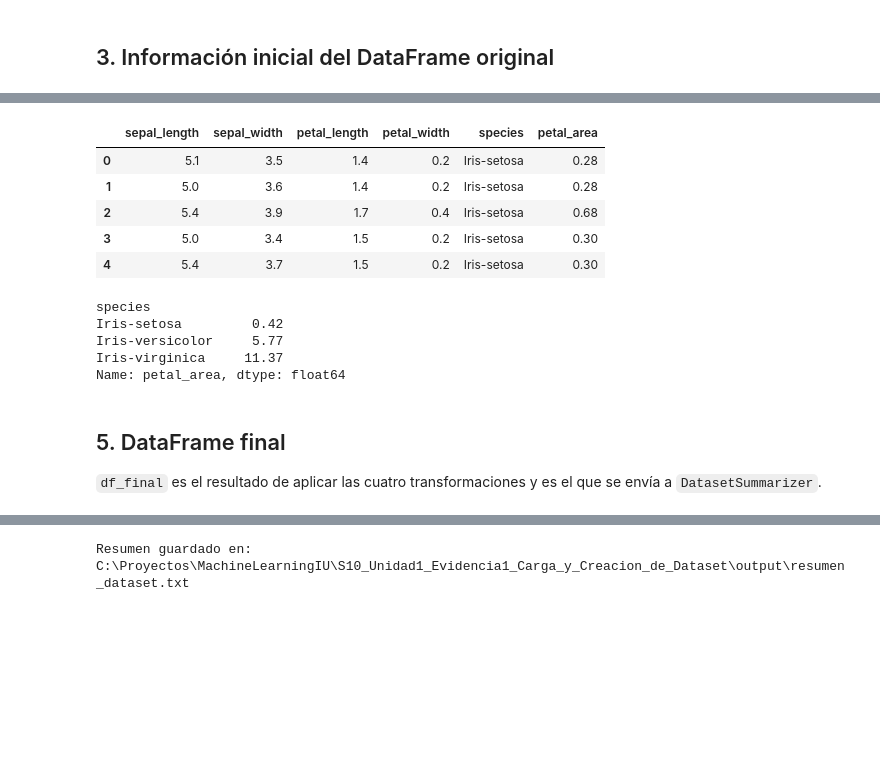
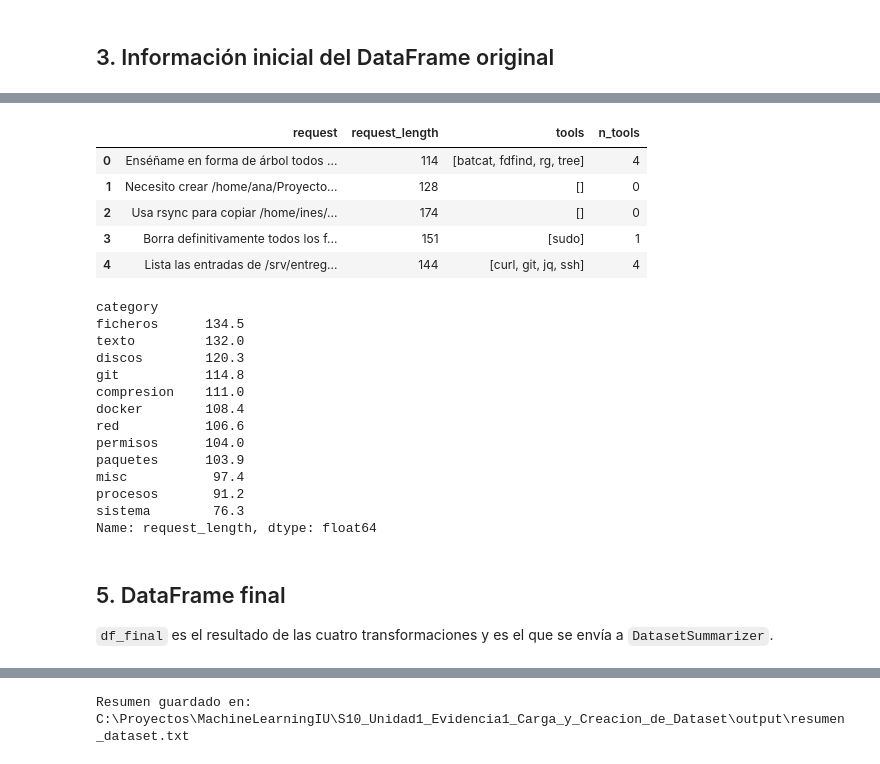
Before and after one commit to SantiagoMesa0911/MachineLearningIU, a Jupyter notebook: S10_Unidad1_Evidencia1_Carga_y_Creacion_de_Dataset/notebooks/actividad_1_dataset.ipynb, the cells around one changed output, grey strips where cells are left out. Drawn from its saved outputs; the diff is of its cells as text; code cells hidden in the pictures; blank space fills up the shorter version.

```diff
--- a/S10_Unidad1_Evidencia1_Carga_y_Creacion_de_Dataset/notebooks/actividad_1_dataset.ipynb
+++ b/S10_Unidad1_Evidencia1_Carga_y_Creacion_de_Dataset/notebooks/actividad_1_dataset.ipynb
@@ -39,7 +38,7 @@ Se crea el `HFDatasetLoader` con el identificador `scikit-learn/iris` y el split
 # %%
-DATASET_ID = "scikit-learn/iris"
+DATASET_ID = "manuelgscom/dale-bash-test-v2"
 
-loader = HFDatasetLoader(DATASET_ID, split="train")
+loader = HFDatasetLoader(DATASET_ID, split="test")
 df = loader.load()
 
 print("Dataset cargado:", DATASET_ID)
@@ -132,0 +109,7 @@ la flor (sus estadísticas, como la media, no tendrían significado en el resume
+# %%
+context_columns = pd.json_normalize(df["context"].tolist())
+df_expanded = pd.concat([df.drop(columns="context"), context_columns], axis=1)
+
+print("Columnas nuevas:", list(context_columns.columns))
+print("Dimensiones:", df.shape, "->", df_expanded.shape)
+df_expanded[["id", "os", "distro", "pm", "tools"]].head()
@@ -133,7 +135,9 @@ la flor (sus estadísticas, como la media, no tendrían significado en el resume
 # %%
-selected_columns = ["sepal_length", "sepal_width", "petal_length", "petal_width", "species"]
+print("Valores distintos de os:", df_expanded["os"].unique())
 
-df_selected = df_renamed[selected_columns].copy()
+selected_columns = ["id", "lang", "category", "distro", "pm", "tools",
+                    "request", "expected_type", "reference_commands"]
+df_selected = df_expanded[selected_columns].copy()
 
 print("Columnas seleccionadas:", list(df_selected.columns))
 print("Dimensiones:", df_selected.shape)
@@ -156,12 +163,11 @@ más pequeños. Se muestran las filas antes y después, y cuántas flores quedan
 # %%
-MIN_SEPAL_LENGTH = 5.0
+print("Antes del filtro:")
+print(df_selected["expected_type"].value_counts())
 
-df_filtered = df_selected[df_selected["sepal_length"] >= MIN_SEPAL_LENGTH].reset_index(drop=True)
+df_filtered = df_selected[df_selected["expected_type"] == "command"].reset_index(drop=True)
 
-print(f"Filas antes del filtro:   {len(df_selected)}")
-print(f"Filas después del filtro: {len(df_filtered)}")
-print("Largo de sépalo mínimo resultante:", df_filtered["sepal_length"].min())
 print()
-print(df_filtered["species"].value_counts())
+print(f"Filas antes: {len(df_selected)} | después: {len(df_filtered)}")
+print("Tipos restantes:", df_filtered["expected_type"].unique())
 df_filtered.head()
 # %% [output]
@@ -189,28 +198,38 @@ pétalo y es útil para comparar especies.
 # %%
 df_final = df_filtered.copy()
-df_final["petal_area"] = (df_final["petal_length"] * df_final["petal_width"]).round(2)
+df_final["request_length"] = df_final["request"].str.len()
+df_final["n_tools"] = df_final["tools"].apply(len)
 
-df_final.head()
+df_final[["request", "request_length", "tools", "n_tools"]].head()
 # %% [output]
-|  | sepal_length | sepal_width | petal_length | petal_width | species | petal_area |
-| 0 | 5.1 | 3.5 | 1.4 | 0.2 | Iris-setosa | 0.28 |
-| 1 | 5.0 | 3.6 | 1.4 | 0.2 | Iris-setosa | 0.28 |
-| 2 | 5.4 | 3.9 | 1.7 | 0.4 | Iris-setosa | 0.68 |
-| 3 | 5.0 | 3.4 | 1.5 | 0.2 | Iris-setosa | 0.30 |
-| 4 | 5.4 | 3.7 | 1.5 | 0.2 | Iris-setosa | 0.30 |
+|  | request | request_length | tools | n_tools |
+| 0 | Enséñame en forma de árbol todos ... | 114 | [batcat, fdfind, rg, tree] | 4 |
+| 1 | Necesito crear /home/ana/Proyecto... | 128 | [] | 0 |
+| 2 | Usa rsync para copiar /home/ines/... | 174 | [] | 0 |
+| 3 | Borra definitivamente todos los f... | 151 | [sudo] | 1 |
+| 4 | Lista las entradas de /srv/entreg... | 144 | [curl, git, jq, ssh] | 4 |
-# %%
-# Área media del pétalo por especie: muestra la utilidad de la nueva variable
-df_final.groupby("species")["petal_area"].mean().round(2)
-# %% [output]
-species
-Iris-setosa         0.42
-Iris-versicolor     5.77
-Iris-virginica     11.37
-Name: petal_area, dtype: float64
+# %%
+# Longitud media de la petición por categoría
+df_final.groupby("category")["request_length"].mean().round(1).sort_values(ascending=False)
+# %% [output]
+category
+ficheros      134.5
+texto         132.0
+discos        120.3
+git           114.8
+compresion    111.0
+docker        108.4
+red           106.6
+permisos      104.0
+paquetes      103.9
+misc           97.4
+procesos       91.2
+sistema        76.3
+Name: request_length, dtype: float64
 # %% [markdown]
 ## 5. DataFrame final
 
-`df_final` es el resultado de aplicar las cuatro transformaciones y es el que se envía a
+`df_final` es el resultado de las cuatro transformaciones y es el que se envía a
 `DatasetSummarizer`.
 # %%
 print("Dimensiones de df_final:", df_final.shape)
```
Also changed, not shown: parts of 30 cells of this notebook, 4 other files.
